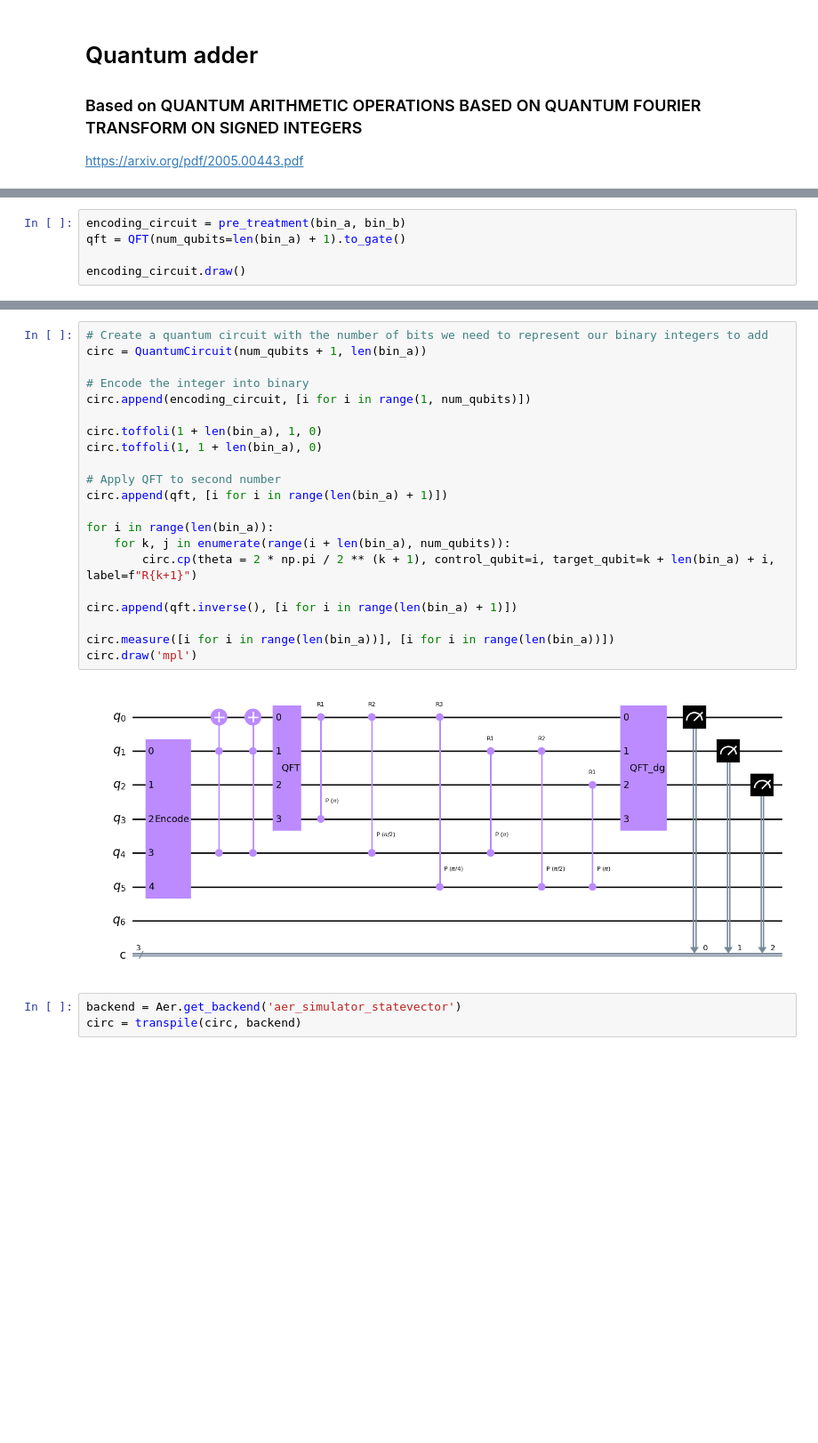
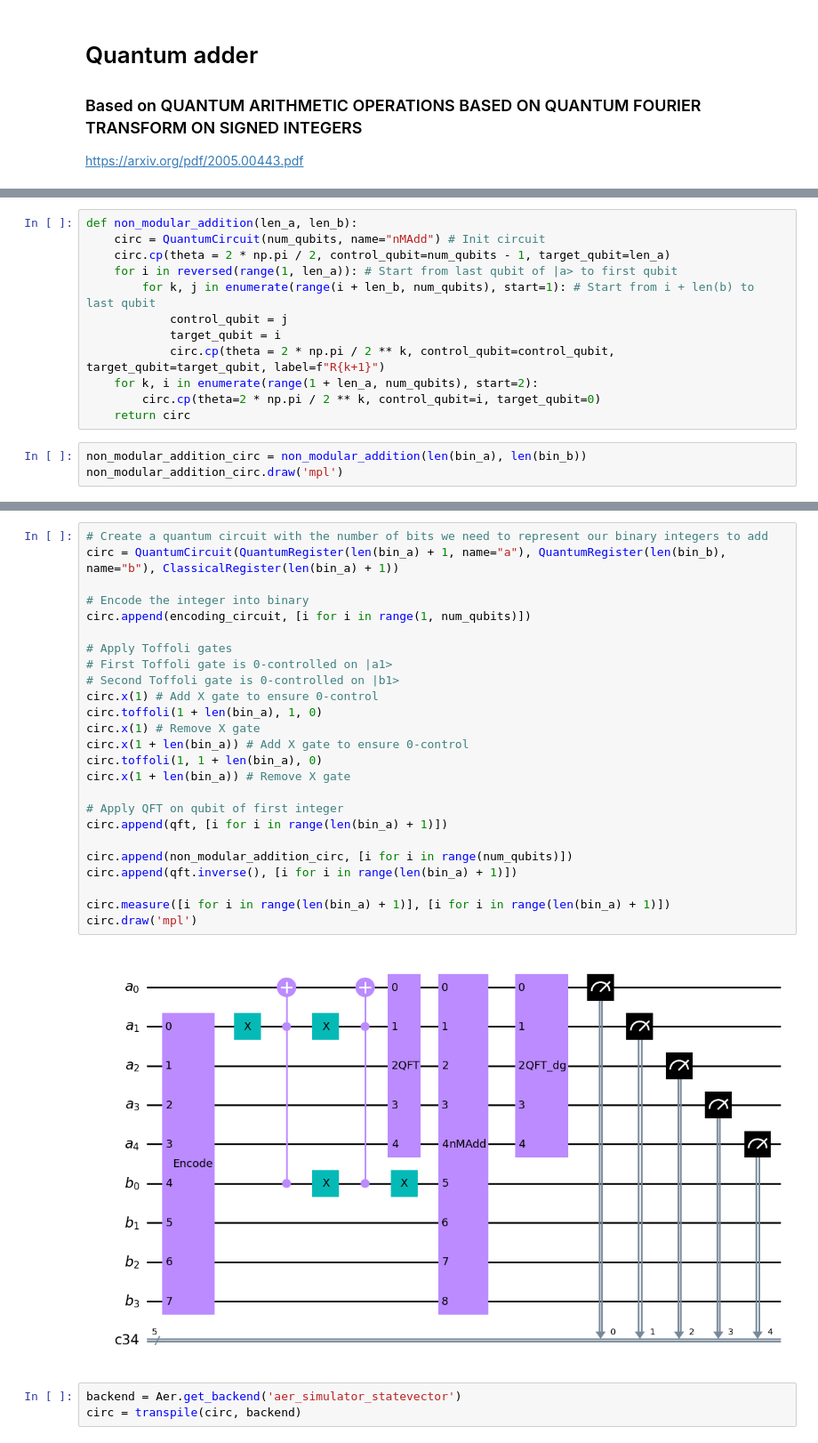
Before and after one commit to benjvmin93/Quantum-Calculator, a Jupyter notebook: quantum-adder.ipynb, the cells around one changed output, grey strips where cells are left out. Shown at 89% size. Saved outputs shown, nothing was run; the diff lists cells and outputs as text; blank space fills up the shorter version.

```diff
--- a/quantum-adder.ipynb
+++ b/quantum-adder.ipynb
@@ -34,5 +49,0 @@ def pre_treatment(bin_a, bin_b):
-# %%
-encoding_circuit = pre_treatment(bin_a, bin_b)
-qft = QFT(num_qubits=len(bin_a) + 1).to_gate()
-
-encoding_circuit.draw()
@@ -48,0 +60,15 @@ q_4: ─────
+# %%
+def non_modular_addition(len_a, len_b):
+    circ = QuantumCircuit(num_qubits, name="nMAdd") # Init circuit
+    circ.cp(theta = 2 * np.pi / 2, control_qubit=num_qubits - 1, target_qubit=len_a)
+    for i in reversed(range(1, len_a)): # Start from last qubit of |a> to first qubit
+        for k, j in enumerate(range(i + len_b, num_qubits), start=1): # Start from i + len(b) to last qubit
+            control_qubit = j
+            target_qubit = i
+            circ.cp(theta = 2 * np.pi / 2 ** k, control_qubit=control_qubit, target_qubit=target_qubit, label=f"R{k+1}")
+    for k, i in enumerate(range(1 + len_a, num_qubits), start=2):
+        circ.cp(theta=2 * np.pi / 2 ** k, control_qubit=i, target_qubit=0)
+    return circ
+# %%
+non_modular_addition_circ = non_modular_addition(len(bin_a), len(bin_b))
+non_modular_addition_circ.draw('mpl')
@@ -49,26 +79,30 @@ q_4: ─────
 # %%
 # Create a quantum circuit with the number of bits we need to represent our binary integers to add
-circ = QuantumCircuit(num_qubits + 1, len(bin_a))
+circ = QuantumCircuit(QuantumRegister(len(bin_a) + 1, name="a"), QuantumRegister(len(bin_b), name="b"), ClassicalRegister(len(bin_a) + 1))
 
 # Encode the integer into binary
 circ.append(encoding_circuit, [i for i in range(1, num_qubits)])
 
+# Apply Toffoli gates
+# First Toffoli gate is 0-controlled on |a1>
+# Second Toffoli gate is 0-controlled on |b1>
+circ.x(1) # Add X gate to ensure 0-control
 circ.toffoli(1 + len(bin_a), 1, 0)
+circ.x(1) # Remove X gate
+circ.x(1 + len(bin_a)) # Add X gate to ensure 0-control
 circ.toffoli(1, 1 + len(bin_a), 0)
+circ.x(1 + len(bin_a)) # Remove X gate
 
-# Apply QFT to second number
+# Apply QFT on qubit of first integer
 circ.append(qft, [i for i in range(len(bin_a) + 1)])
 
-for i in range(len(bin_a)):
-    for k, j in enumerate(range(i + len(bin_a), num_qubits)):
-        circ.cp(theta = 2 * np.pi / 2 ** (k + 1), control_qubit=i, target_qubit=k + len(bin_a) + i, label=f"R{k+1}")
-
+circ.append(non_modular_addition_circ, [i for i in range(num_qubits)])
 circ.append(qft.inverse(), [i for i in range(len(bin_a) + 1)])
 
-circ.measure([i for i in range(len(bin_a))], [i for i in range(len(bin_a))])
+circ.measure([i for i in range(len(bin_a) + 1)], [i for i in range(len(bin_a) + 1)])
 circ.draw('mpl')
 # %% [output]
-[figure, old version]
+[figure, new version]
 # %%
 backend = Aer.get_backend('aer_simulator_statevector')
 circ = transpile(circ, backend)
```
Also changed, not shown: parts of 13 cells of this notebook.
